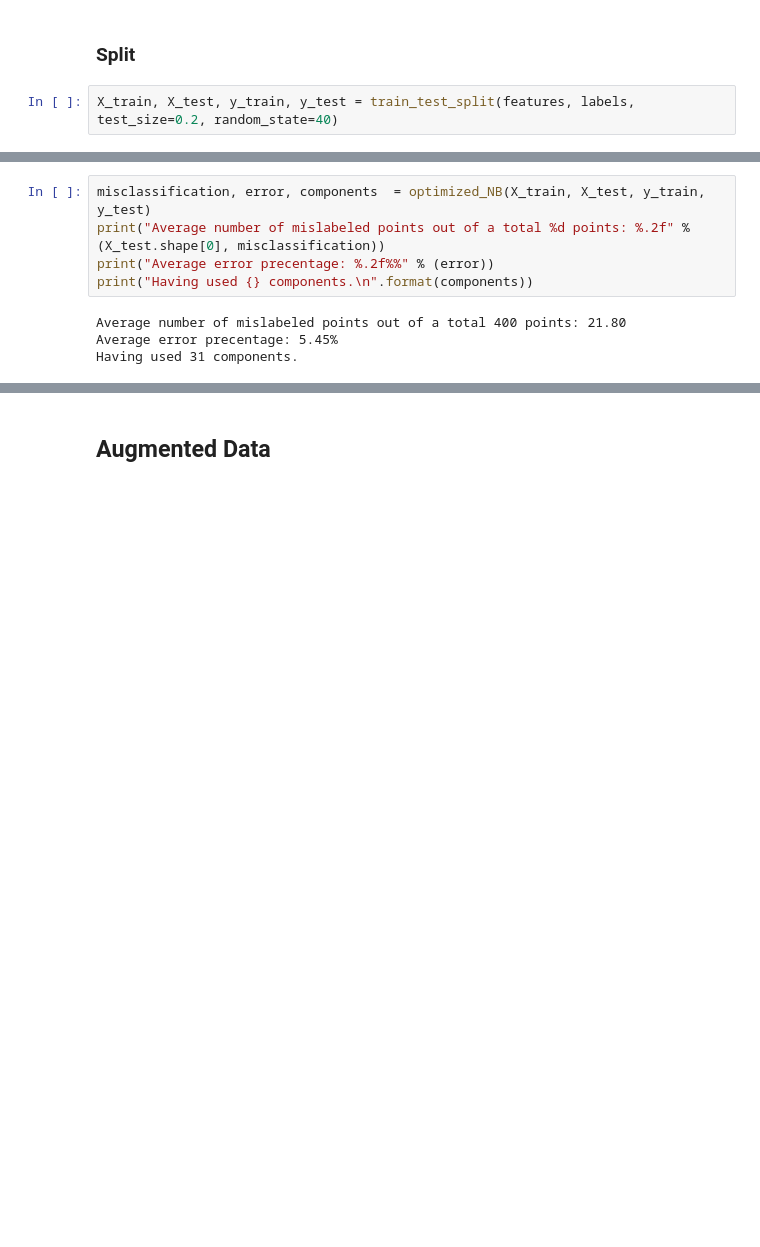
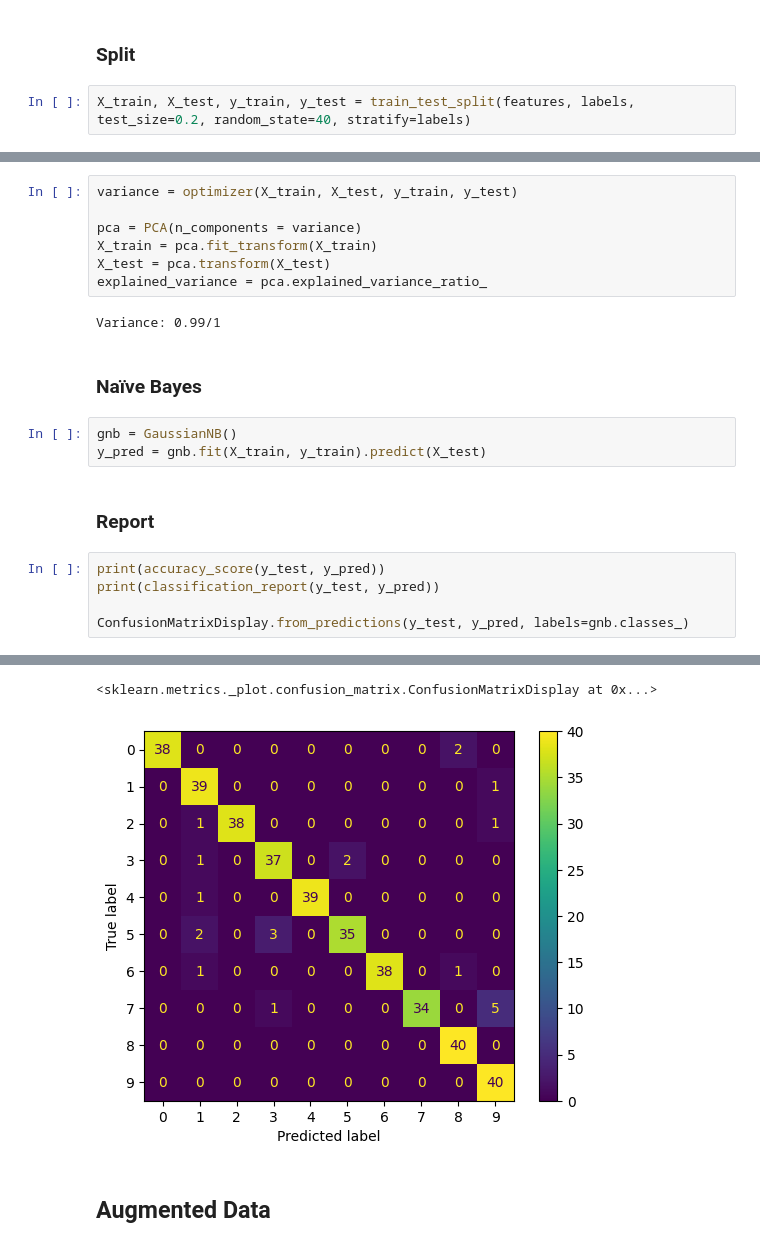
Before and after one commit to oyjuffer/FER-CNN, a Jupyter notebook: naive_bayes.ipynb, the cells around one changed output, grey strips where cells are left out. Cells and saved outputs as stored; diff of their text form; blank space fills up the shorter version.

Commit message:
added confusion matrix
redid some of the optimizer

```diff
--- a/naive_bayes.ipynb
+++ b/naive_bayes.ipynb
@@ -70,5 +64,5 @@ features = np.array(features)
 # %% [markdown]
 ### Split
 # %%
-X_train, X_test, y_train, y_test = train_test_split(features, labels, test_size=0.2, random_state=40)
+X_train, X_test, y_train, y_test = train_test_split(features, labels, test_size=0.2, random_state=40, stratify=labels)
 # %% [markdown]
@@ -76,9 +70,22 @@ X_train, X_test, y_train, y_test = train_test_split(features, labels, test_size=
-# %%
-misclassification, error, components  = optimized_NB(X_train, X_test, y_train, y_test)
-print("Average number of mislabeled points out of a total %d points: %.2f" % (X_test.shape[0], misclassification))
-print("Average error precentage: %.2f%%" % (error))
-print("Having used {} components.\n".format(components))
-# %% [output]
-Average number of mislabeled points out of a total 400 points: 21.80
-Average error precentage: 5.45%
-Having used 31 components.
+# %%
+variance = optimizer(X_train, X_test, y_train, y_test)
+
+pca = PCA(n_components = variance)
+X_train = pca.fit_transform(X_train)
+X_test = pca.transform(X_test)
+explained_variance = pca.explained_variance_ratio_
+# %% [output]
+Variance: 0.99/1
+# %% [markdown]
+### Naïve Bayes
+# %%
+gnb = GaussianNB()
+y_pred = gnb.fit(X_train, y_train).predict(X_test)
+# %% [markdown]
+### Report
+# %%
+print(accuracy_score(y_test, y_pred))
+print(classification_report(y_test, y_pred))
+
+ConfusionMatrixDisplay.from_predictions(y_test, y_pred, labels=gnb.classes_)
+# %% [output]
@@ -85,3 +109,5 @@ Having used 31 components.
+<sklearn.metrics._plot.confusion_matrix.ConfusionMatrixDisplay at 0x...>
+[figure, added]
 # %% [markdown]
 ## Augmented Data
 # %% [markdown]
```
Also changed, not shown: parts of 13 cells of this notebook.
